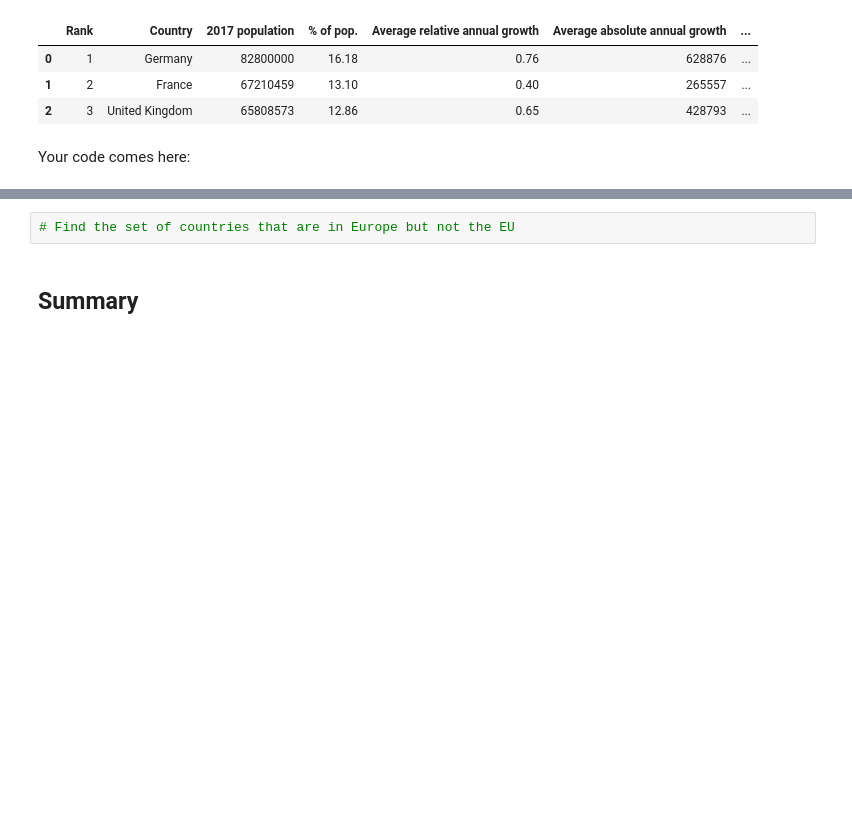
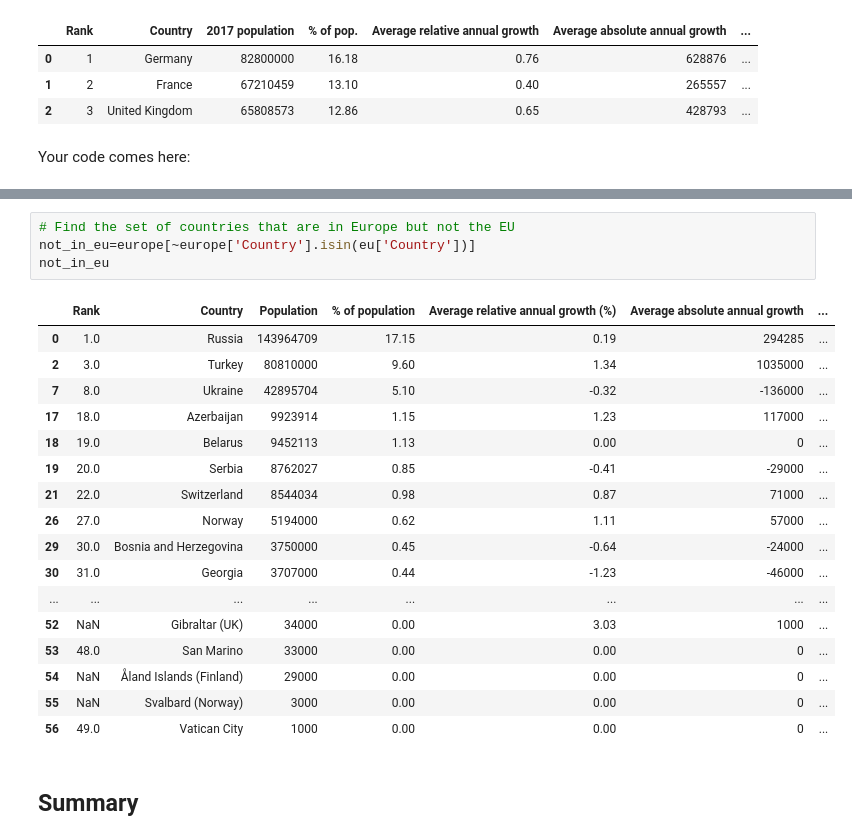
Before and after one commit to gshikanda/dsc-intro-to-sets-lab, a Jupyter notebook: index.ipynb, the cells around one changed output, grey strips where cells are left out. Drawn from its saved outputs; the diff is of its cells as text; blank space fills up the shorter version.

```diff
--- a/index.ipynb
+++ b/index.ipynb
@@ -352,5 +401,25 @@ Your code comes here:
 # %%
 # Find the set of countries that are in Europe but not the EU
+not_in_eu=europe[~europe['Country'].isin(eu['Country'])]
+not_in_eu
+# %% [output]
+|  | Rank | Country | Population | % of population | Average relative annual growth (%) | Average absolute annual growth | ... |
+| 0 | 1.0 | Russia | 143964709 | 17.15 | 0.19 | 294285 | ... |
+| 2 | 3.0 | Turkey | 80810000 | 9.60 | 1.34 | 1035000 | ... |
+| 7 | 8.0 | Ukraine | 42895704 | 5.10 | -0.32 | -136000 | ... |
+| 17 | 18.0 | Azerbaijan | 9923914 | 1.15 | 1.23 | 117000 | ... |
+| 18 | 19.0 | Belarus | 9452113 | 1.13 | 0.00 | 0 | ... |
+| 19 | 20.0 | Serbia | 8762027 | 0.85 | -0.41 | -29000 | ... |
+| 21 | 22.0 | Switzerland | 8544034 | 0.98 | 0.87 | 71000 | ... |
+| 26 | 27.0 | Norway | 5194000 | 0.62 | 1.11 | 57000 | ... |
+| 29 | 30.0 | Bosnia and Herzegovina | 3750000 | 0.45 | -0.64 | -24000 | ... |
+| 30 | 31.0 | Georgia | 3707000 | 0.44 | -1.23 | -46000 | ... |
+| ... | ... | ... | ... | ... | ... | ... | ... |
+| 52 | NaN | Gibraltar (UK) | 34000 | 0.00 | 3.03 | 1000 | ... |
+| 53 | 48.0 | San Marino | 33000 | 0.00 | 0.00 | 0 | ... |
+| 54 | NaN | Åland Islands (Finland) | 29000 | 0.00 | 0.00 | 0 | ... |
+| 55 | NaN | Svalbard (Norway) | 3000 | 0.00 | 0.00 | 0 | ... |
+| 56 | 49.0 | Vatican City | 1000 | 0.00 | 0.00 | 0 | ... |
 # %% [markdown]
 ## Summary
 # %% [markdown]
```
Also changed, not shown: parts of 27 cells of this notebook.
